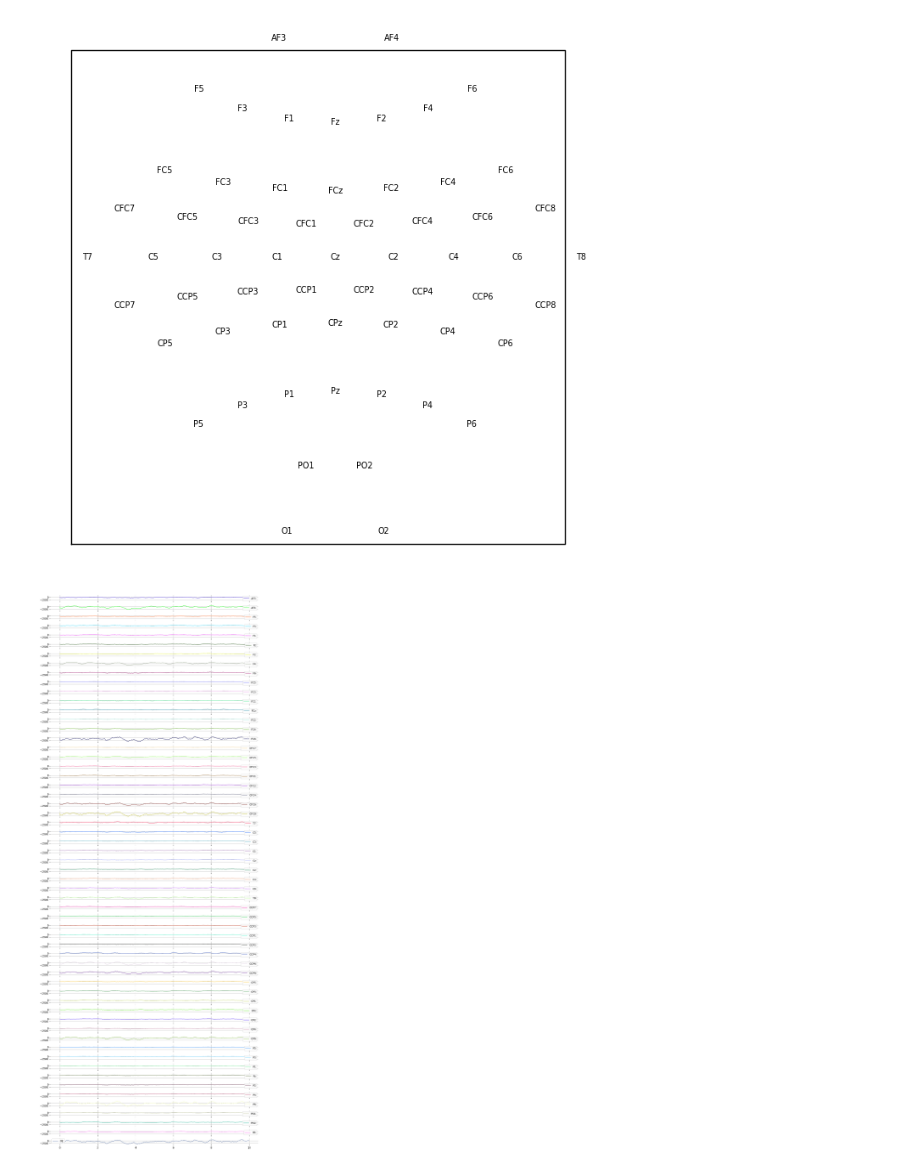
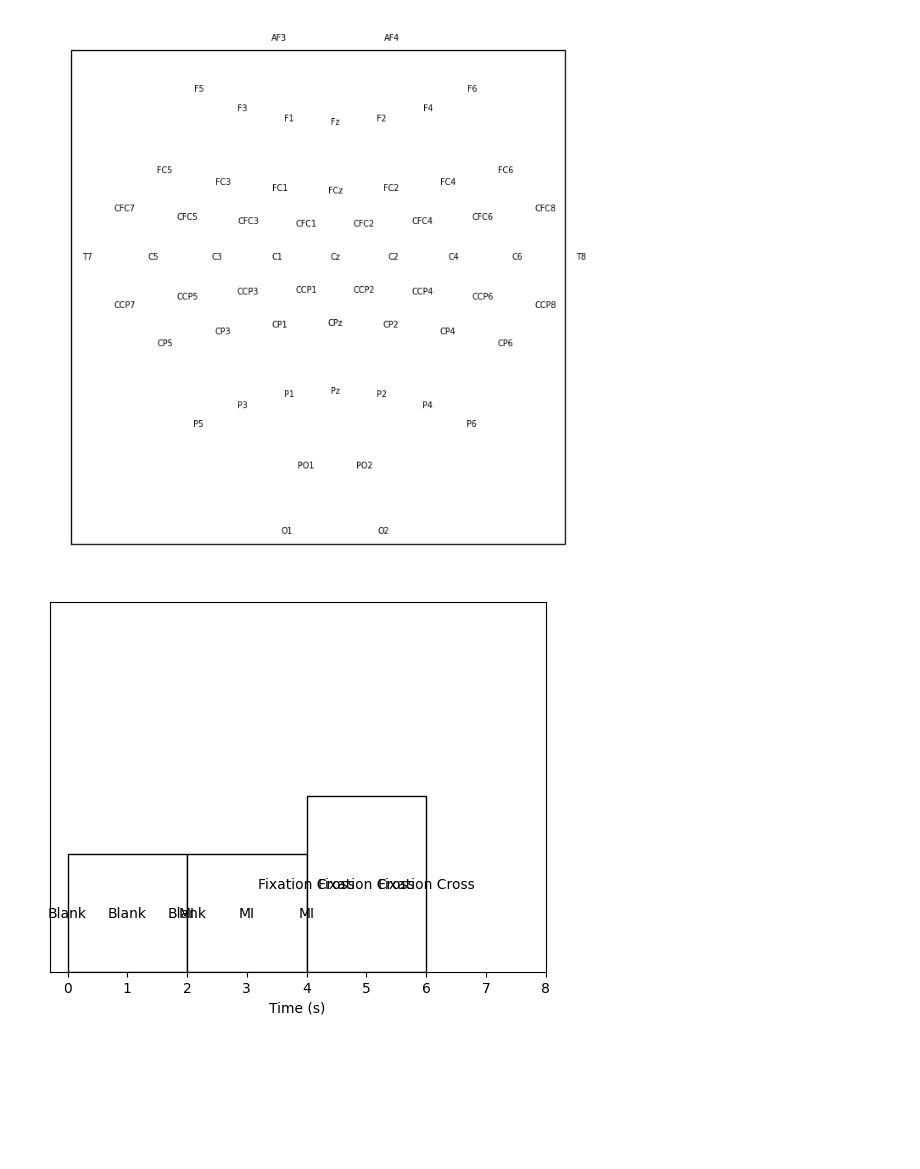
Before and after one commit to costanzapistone/Robot-Control-by-EEG-with-ML, a Jupyter notebook: code/signal_processing/data_visualization.ipynb, the cells around one changed output. Drawn from its saved outputs; the diff is of its cells as text; code cells hidden in the pictures; blank space fills up the shorter version.

Commit message:
added figure for data acquisition paradigm for calib data

```diff
--- a/code/signal_processing/data_visualization.ipynb
+++ b/code/signal_processing/data_visualization.ipynb
@@ -150,32 +169,33 @@ import distinctipy
-# %%
-# Define the number of subplots
-num_subplots = nchannels
-num_cols = 1  # Number of columns in the subplot grid
-num_rows = int(np.ceil(num_subplots / num_cols))
-
-# Create subplots
-fig, axes = plt.subplots(num_rows, num_cols, figsize=(12, 30), sharex=True, sharey=True)
-
-# Flatten the axes array if there is more than one row
-axes = axes.flatten()
-
-npoints = 1000
-
-colors = distinctipy.get_colors(nchannels, pastel_factor=0.5)
-x = (np.arange(nsamples) * time_unit)[:npoints]
-
-# Plot EEG data for each channel
-for i, ax in enumerate(axes[:num_subplots]):
-    ax.plot(x, EEGdata[i, :npoints], label=chan_names[i], color=colors[i])
-    ax.grid()
-    ax.spines['right'].set_visible(False)
-    ax.spines['top'].set_visible(False)
-    ax.spines['left'].set_visible(False)
-    ax.spines['bottom'].set_visible(False)
-    ax.legend()
-
-# Adjust layout
-plt.tight_layout()
-plt.show()
-# %% [output]
-[figure, removed]
+# %%
+import matplotlib.pyplot as plt
+import numpy as np
+
+x1 = np.arange(3) # blank screen
+x2 = np.arange(2,5) # MI
+x3 = np.arange(4,7) # fixation cross (overlaps the MI)
+
+n_bins = 1
+
+plt.hist(x1, edgecolor='black', bins=n_bins, color = 'white', height = 1)
+plt.hist(x2, edgecolor='black', bins=n_bins, color = 'white', height = 1)
+plt.hist(x3, edgecolor='black', bins=n_bins, color = 'White', height = 1.5)
+
+plt.xticks(np.arange(0, 9, 1))
+plt.yticks(np.arange(0))
+
+plt.xlabel('Time (s)')
+
+# Add text inside the bins
+for x_val in x1:
+    plt.text(x_val, 0.5, 'Blank', ha='center', va='center')
+
+for x_val in x2:
+    plt.text(x_val, 0.5, 'MI', ha='center', va='center')
+
+for x_val in x3:
+    plt.text(x_val, 0.75, 'Fixation Cross', ha='center', va='center')
+
+
+plt.show()
+# %% [output]
+[figure, added]
```
Also changed, not shown: parts of 4 cells of this notebook, 3 other files.
